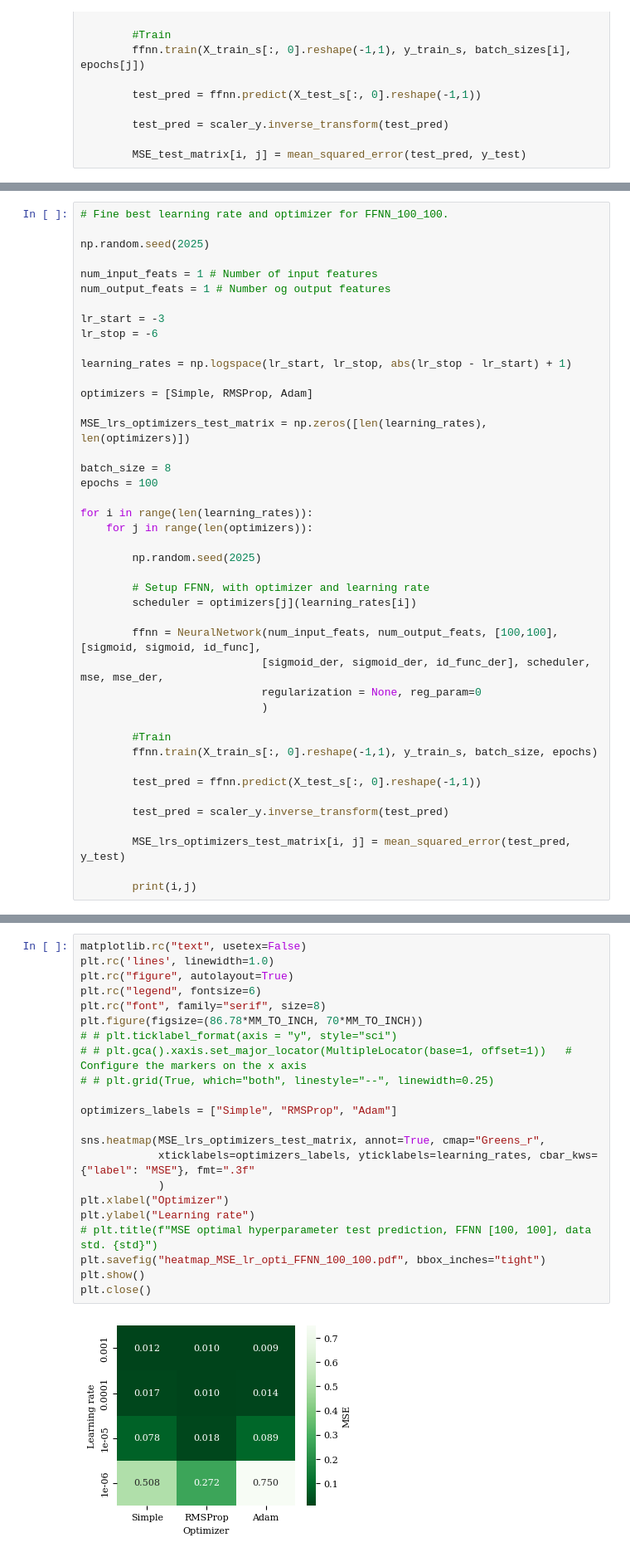
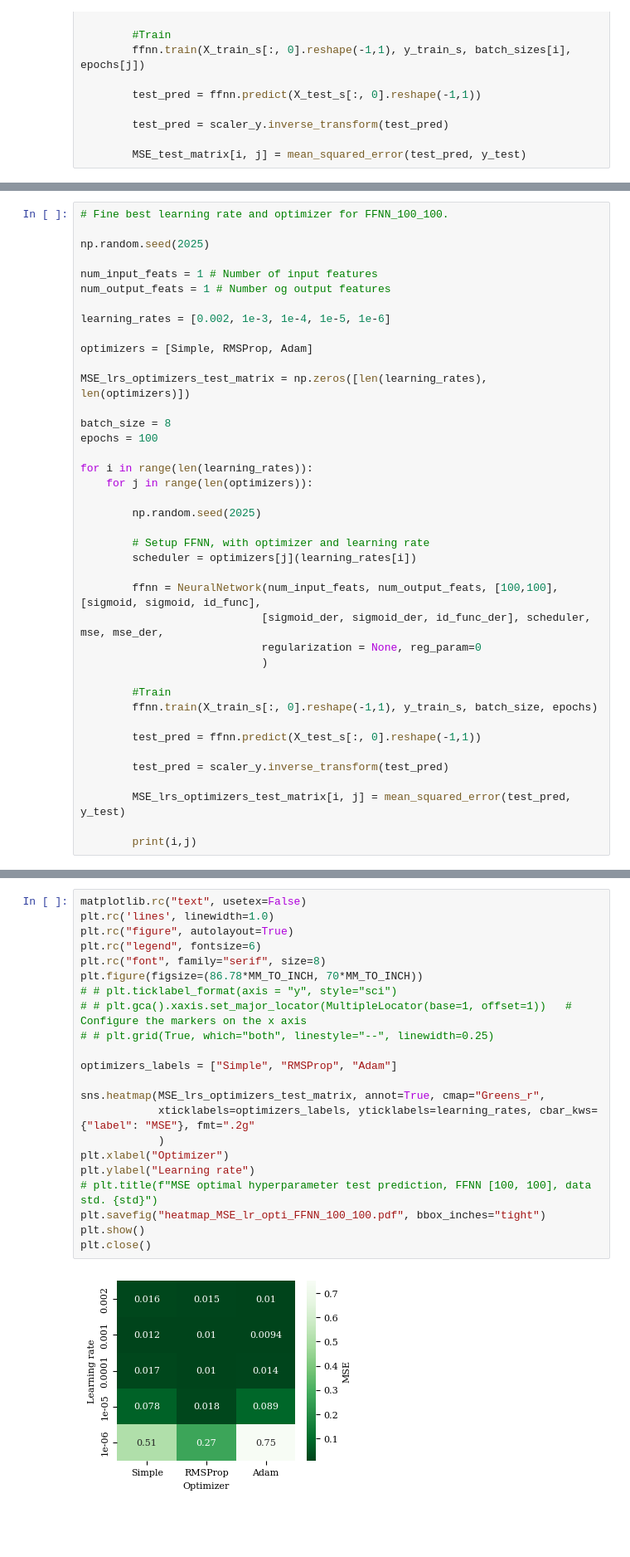
Before and after one commit to johnmagj/FYS-STK4155_Project_2, a Jupyter notebook: Code/A.ipynb, the cells around one changed output, grey strips where cells are left out. Shown at 83% size. Cells and saved outputs as stored; diff of their text form; blank space fills up the shorter version.

```diff
--- a/Code/A.ipynb
+++ b/Code/A.ipynb
@@ -454,10 +435,7 @@ np.random.seed(2025)
 num_input_feats = 1 # Number of input features
 num_output_feats = 1 # Number og output features
 
-lr_start = -3
-lr_stop = -6
-
-learning_rates = np.logspace(lr_start, lr_stop, abs(lr_stop - lr_start) + 1)
+learning_rates = [0.002, 1e-3, 1e-4, 1e-5, 1e-6]
 
 optimizers = [Simple, RMSProp, Adam]
 
@@ -505,24 +486,24 @@ for i in range(len(learning_rates)):
 # %%
 matplotlib.rc("text", usetex=False)
 plt.rc('lines', linewidth=1.0)
 plt.rc("figure", autolayout=True)
 plt.rc("legend", fontsize=6)
 plt.rc("font", family="serif", size=8)
 plt.figure(figsize=(86.78*MM_TO_INCH, 70*MM_TO_INCH))
 # # plt.ticklabel_format(axis = "y", style="sci")
 # # plt.gca().xaxis.set_major_locator(MultipleLocator(base=1, offset=1))   # Configure the markers on the x axis
 # # plt.grid(True, which="both", linestyle="--", linewidth=0.25)
 
 optimizers_labels = ["Simple", "RMSProp", "Adam"]
 
 sns.heatmap(MSE_lrs_optimizers_test_matrix, annot=True, cmap="Greens_r",
-            xticklabels=optimizers_labels, yticklabels=learning_rates, cbar_kws={"label": "MSE"}, fmt=".3f"
+            xticklabels=optimizers_labels, yticklabels=learning_rates, cbar_kws={"label": "MSE"}, fmt=".2g"
             )
 plt.xlabel("Optimizer")
 plt.ylabel("Learning rate")
 # plt.title(f"MSE optimal hyperparameter test prediction, FFNN [100, 100], data std. {std}")
 plt.savefig("heatmap_MSE_lr_opti_FFNN_100_100.pdf", bbox_inches="tight")
 plt.show()
 plt.close()
 # %% [output]
-[figure, old version]
+[figure, new version]
```
Also changed, not shown: parts of 9 cells of this notebook, 1 other file.
